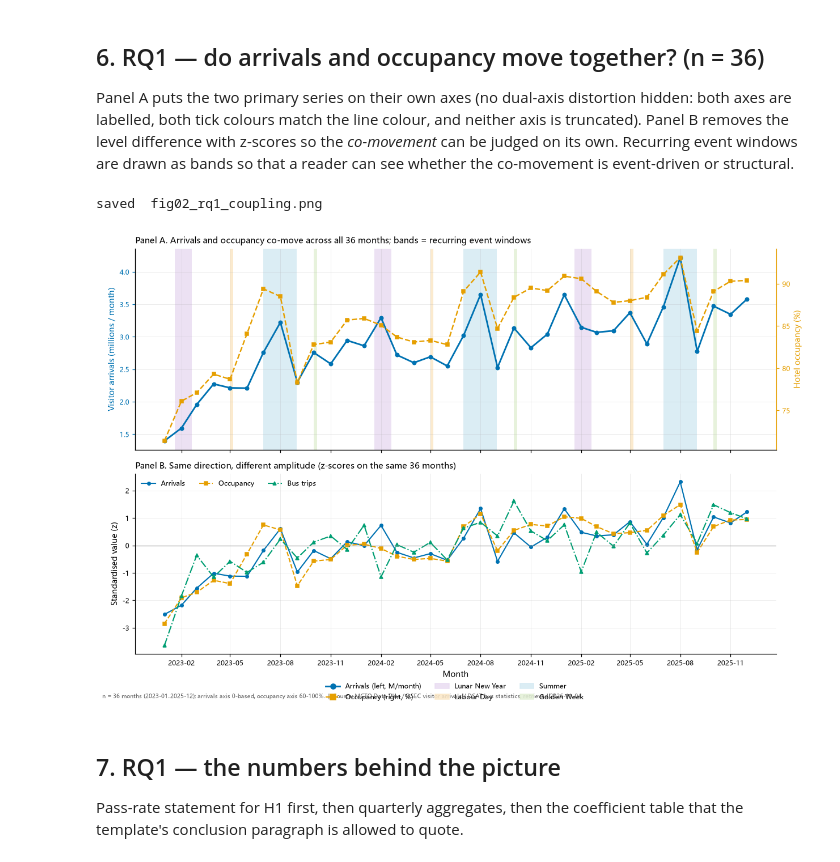
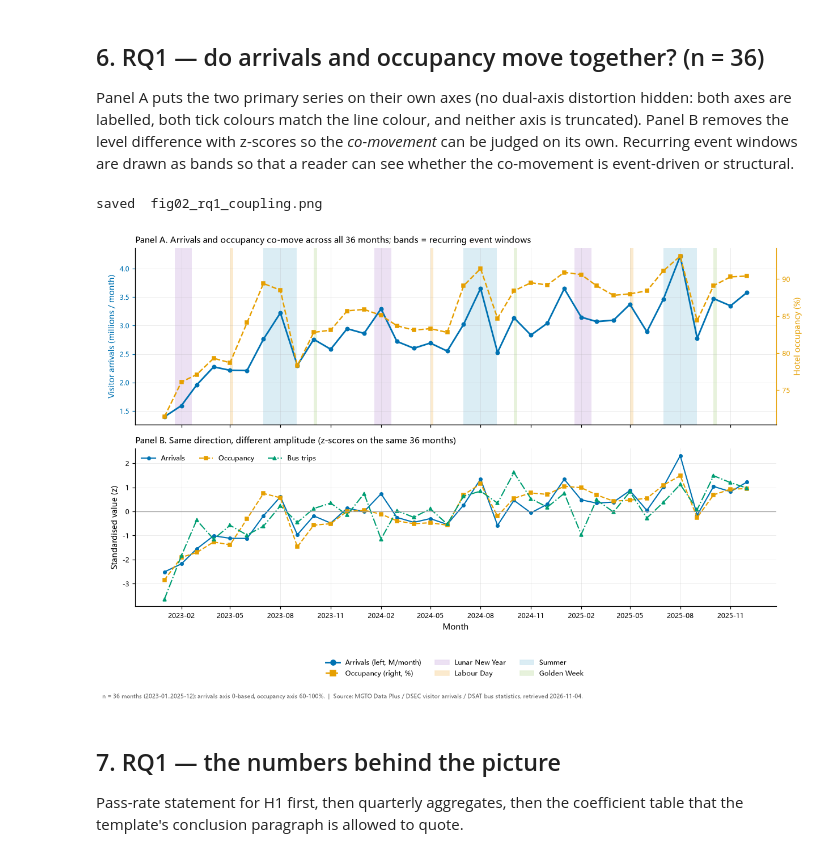
Before and after one commit to FongChinWai-Vivi/CISC7204-ClassE-Team01-2026GitHub, a Jupyter notebook: notebooks/CISC7204_ClassE_Team01_Visualization_lucas_pending test.ipynb, the cells around one changed output. Drawn from its saved outputs; the diff is of its cells as text; code cells hidden in the pictures.

```diff
--- a/notebooks/CISC7204_ClassE_Team01_Visualization_lucas_pending test.ipynb
+++ b/notebooks/CISC7204_ClassE_Team01_Visualization_lucas_pending test.ipynb
@@ -382,36 +382,37 @@ ax2.set_ylabel("Hotel occupancy (%)", color=ORANGE)
 ax.tick_params(axis="y", colors=BLUE)
 ax2.tick_params(axis="y", colors=ORANGE)
 ax2.spines["right"].set_visible(True)
 ax2.spines["right"].set_color(ORANGE)
 ax2.grid(False)
 ax.set_title("Panel A. Arrivals and occupancy co-move across all 36 months; bands = recurring event windows", loc="left")
 
 handles = [plt.Line2D([], [], color=BLUE, marker="o", lw=1.9, label="Arrivals (left, M/month)"),
            plt.Line2D([], [], color=ORANGE, marker="s", ls="--", lw=1.6, label="Occupancy (right, %)")]
 handles += [Rectangle((0, 0), 1, 1, color=c, alpha=0.85, label=k) for k, (c, _) in EVENTS.items()]
 
 zc = {"visitor_arrivals": ("Arrivals", BLUE, "-", "o"),
       "hotel_occ_pct": ("Occupancy", ORANGE, "--", "s"),
       "bus_monthly_trips": ("Bus trips", GREEN, "-.", "^")}
 z = win[list(zc)].apply(lambda c: (c - c.mean()) / c.std(ddof=1))
 for col, (lab, c, ls, mk) in zc.items():
     axes[1].plot(win["month_dt"], z[col], color=c, ls=ls, marker=mk, ms=3.6, lw=1.4, label=lab)
 axes[1].axhline(0, color="#999999", lw=0.8)
 axes[1].set_ylabel("Standardised value (z)")
 axes[1].set_xlabel("Month")
 axes[1].set_title("Panel B. Same direction, different amplitude (z-scores on the same 36 months)", loc="left")
 axes[1].legend(loc="upper left", ncol=3, frameon=False)
 
 axes[0].xaxis.set_major_locator(mdates.MonthLocator(interval=3))
 axes[0].xaxis.set_major_formatter(mdates.DateFormatter("%Y-%m"))
-fig.legend(handles=handles, loc="lower center", ncol=3, frameon=False, bbox_to_anchor=(0.5, -0.012))
+fig.tight_layout(rect=(0, 0.13, 1, 1))
+fig.legend(handles=handles, loc="lower center", ncol=3, frameon=False,
+           bbox_to_anchor=(0.5, 0.038))
 stamp(fig, "n = 36 months (2023-01..2025-12); arrivals axis 0-based, occupancy axis 60-100%.")
-fig.tight_layout(rect=(0, 0.03, 1, 1))
 save_fig(fig, "fig02_rq1_coupling.png")
 plt.show()
 # %% [output]
 saved  fig02_rq1_coupling.png
-[figure, old version]
+[figure, new version]
 # %% [markdown]
 ## 7. RQ1 — the numbers behind the picture
 
```
Also changed, not shown: parts of 14 cells of this notebook, 15 other files.
